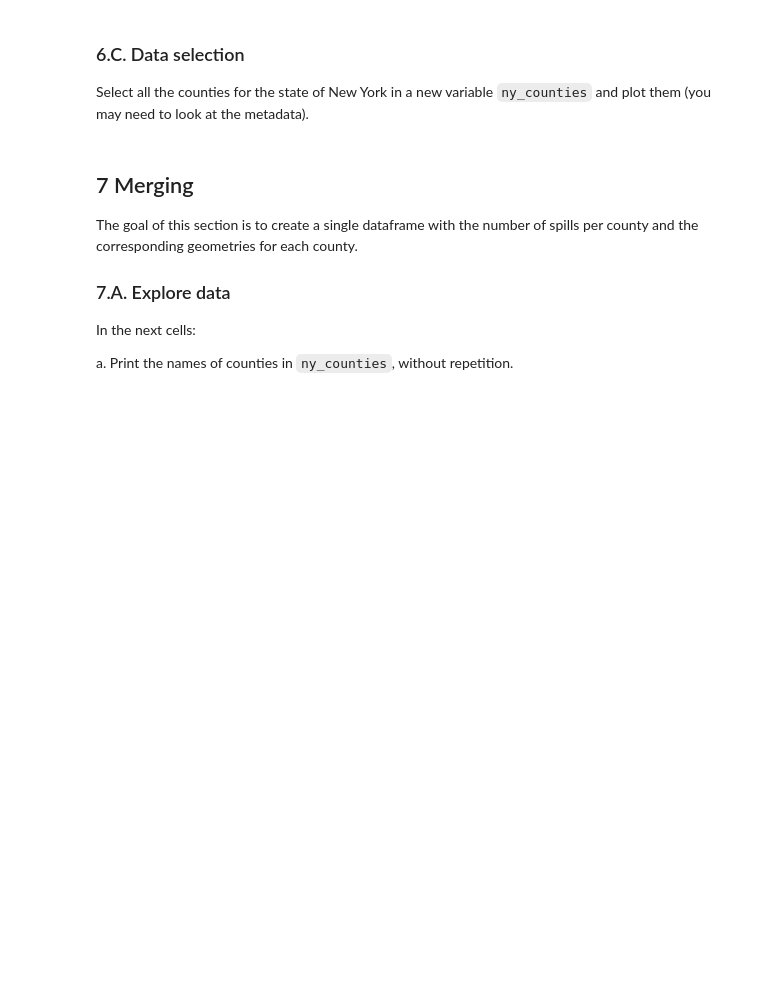
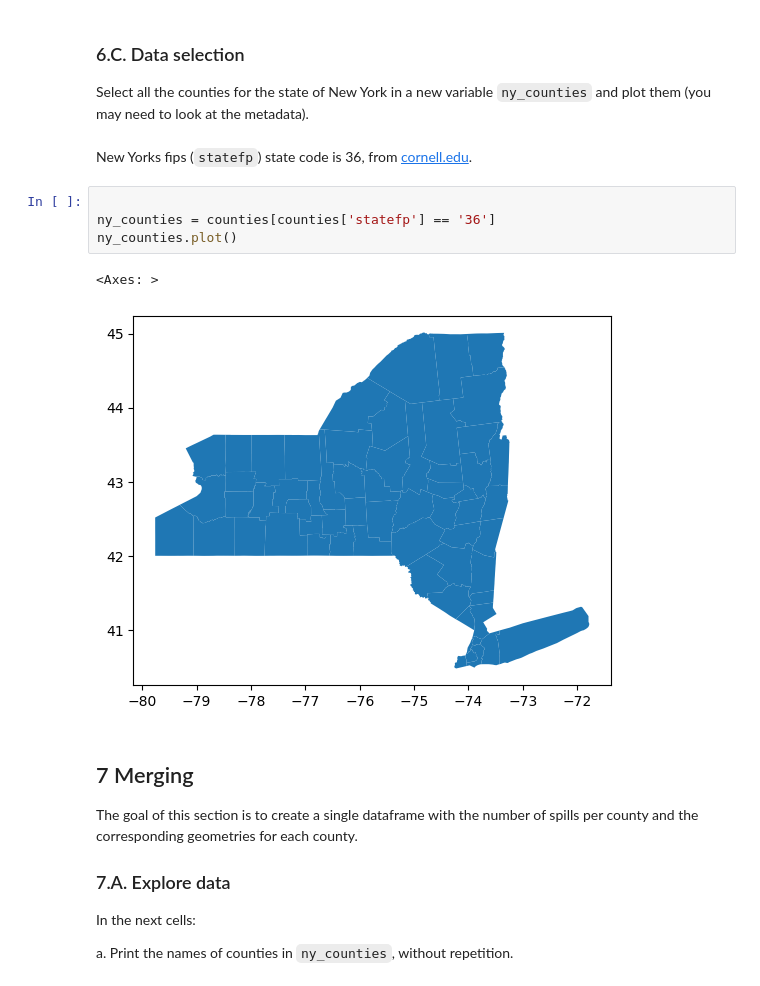
Before and after one commit to michaeladennis/eds220-hwk3, a Jupyter notebook: hwk3-task2-spills.ipynb, the cells around one changed output. Drawn from its saved outputs; the diff is of its cells as text; blank space fills up the shorter version.

```diff
--- a/hwk3-task2-spills.ipynb
+++ b/hwk3-task2-spills.ipynb
@@ -421,6 +459,15 @@ Simplify column names as needed.
 ### 6.C. Data selection
 
 Select all the counties for the state of New York in a new variable `ny_counties` and plot them (you may need to look at the metadata).
+# %% [markdown]
+New Yorks fips (`statefp`) state code is 36, from [cornell.edu](https://pad.human.cornell.edu/maps2010/maps/ReferenceMaps.pdf).
+# %%
+
+ny_counties = counties[counties['statefp'] == '36']
+ny_counties.plot()
+# %% [output]
+<Axes: >
+[figure, added]
 # %% [markdown]
 <!-- END QUESTION -->
 
```
Also changed, not shown: parts of 30 cells of this notebook.
